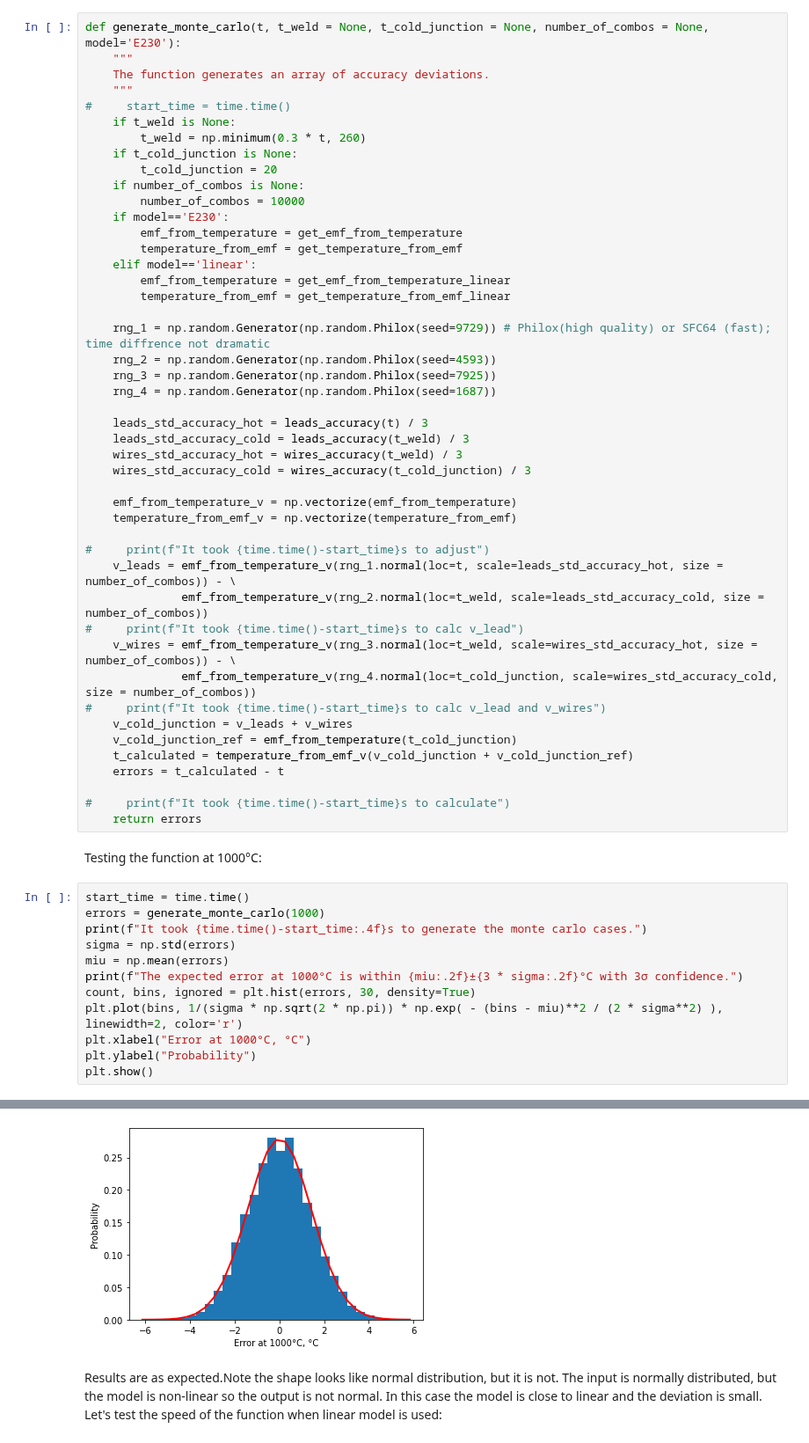
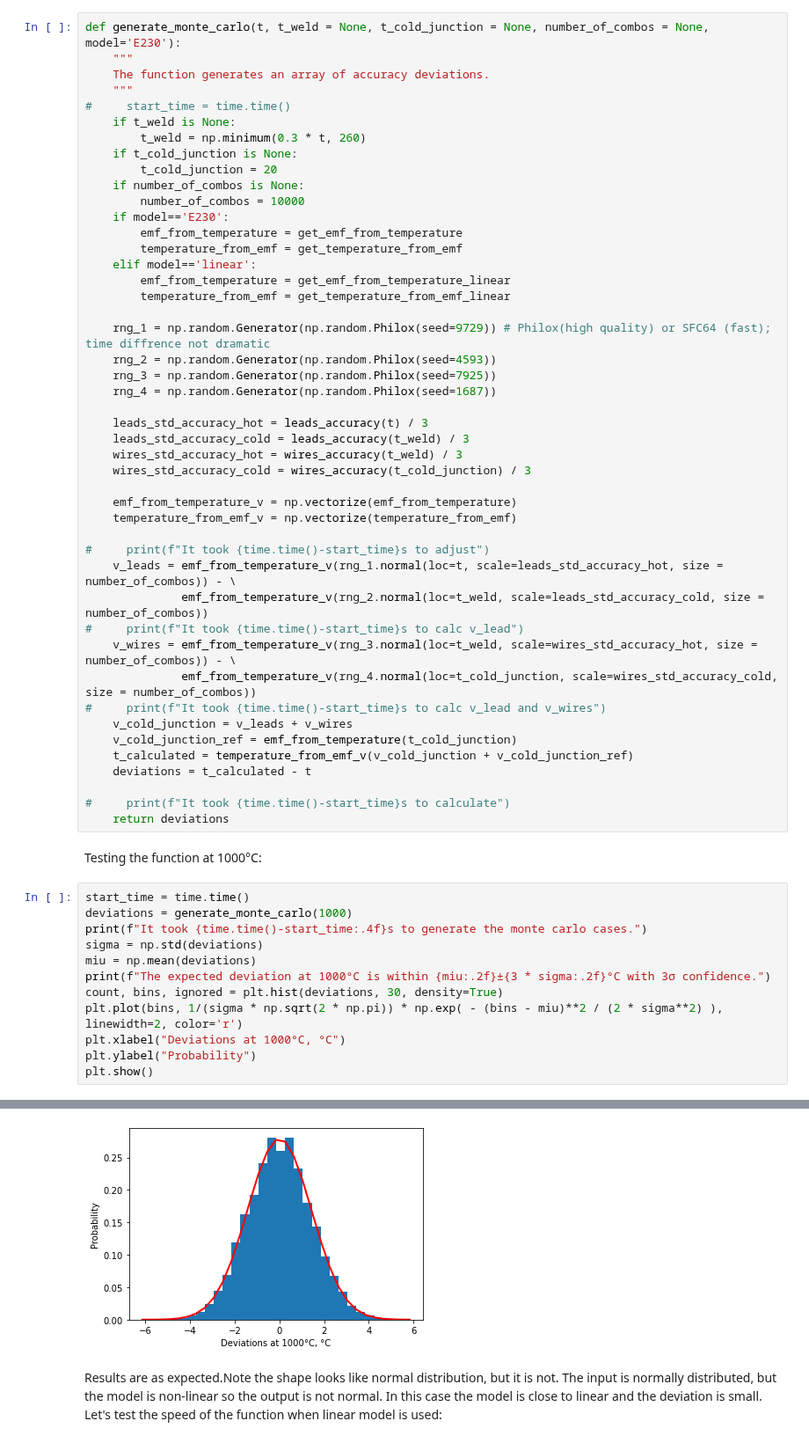
Before and after one commit to Chehlarov/Math-for-devs, a Jupyter notebook: 99 - TC project/N-type thermocouple accuracy calculation using Monte Carlo.ipynb, the cells around one changed output, grey strips where cells are left out. Shown at 88% size. Cells and saved outputs as stored; diff of their text form.

```diff
--- a/99 - TC project/N-type thermocouple accuracy calculation using Monte Carlo.ipynb
+++ b/99 - TC project/N-type thermocouple accuracy calculation using Monte Carlo.ipynb
@@ -213,22 +213,22 @@ def generate_monte_carlo(t, t_weld = None, t_cold_junction = None, number_of_com
     v_cold_junction = v_leads + v_wires
     v_cold_junction_ref = emf_from_temperature(t_cold_junction)
     t_calculated = temperature_from_emf_v(v_cold_junction + v_cold_junction_ref)
-    errors = t_calculated - t
+    deviations = t_calculated - t
 
 #     print(f"It took {time.time()-start_time}s to calculate")
-    return errors
+    return deviations
 # %% [markdown]
 Testing the function at 1000°C:
 # %%
 start_time = time.time()
-errors = generate_monte_carlo(1000)
+deviations = generate_monte_carlo(1000)
 print(f"It took {time.time()-start_time:.4f}s to generate the monte carlo cases.")
-sigma = np.std(errors)
-miu = np.mean(errors)
-print(f"The expected error at 1000°C is within {miu:.2f}±{3 * sigma:.2f}°C with 3σ confidence.")
-count, bins, ignored = plt.hist(errors, 30, density=True)
+sigma = np.std(deviations)
+miu = np.mean(deviations)
+print(f"The expected deviation at 1000°C is within {miu:.2f}±{3 * sigma:.2f}°C with 3σ confidence.")
+count, bins, ignored = plt.hist(deviations, 30, density=True)
 plt.plot(bins, 1/(sigma * np.sqrt(2 * np.pi)) * np.exp( - (bins - miu)**2 / (2 * sigma**2) ), linewidth=2, color='r')
-plt.xlabel("Error at 1000°C, °C")
+plt.xlabel("Deviations at 1000°C, °C")
 plt.ylabel("Probability")
 plt.show()
 # %% [output]
@@ -237,4 +237,4 @@ The expected error at 1000°C is within 0.00±4.29°C with 3σ confidence.
-[figure, old version]
+[figure, new version]
 # %% [markdown]
 Results are as expected.Note the shape looks like normal distribution, but it is not. The input is normally distributed, but the model is non-linear so the output is not normal. In this case the model is close to linear and the deviation is small. Let's test the speed of the function when linear model is used:
 # %%
```
Also changed, not shown: parts of 34 cells of this notebook.
